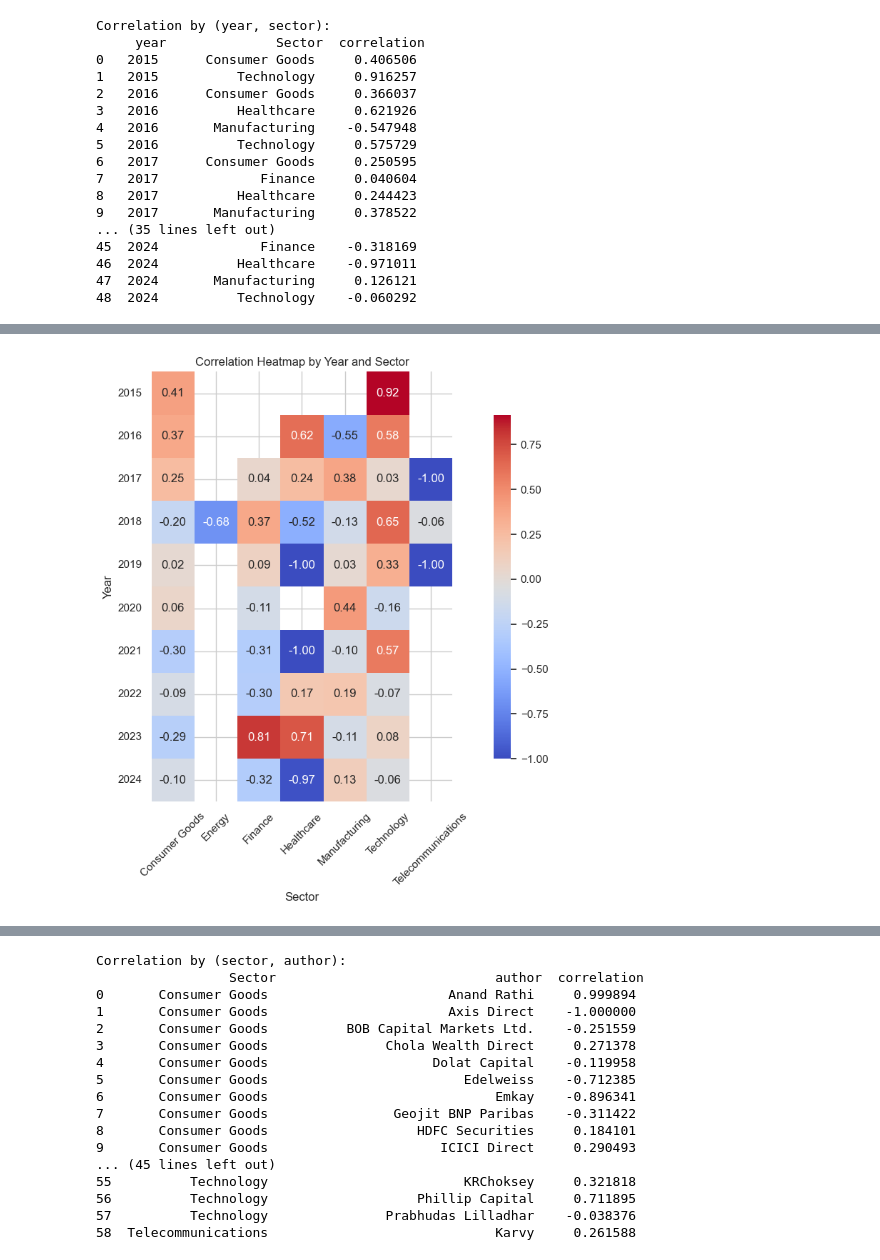
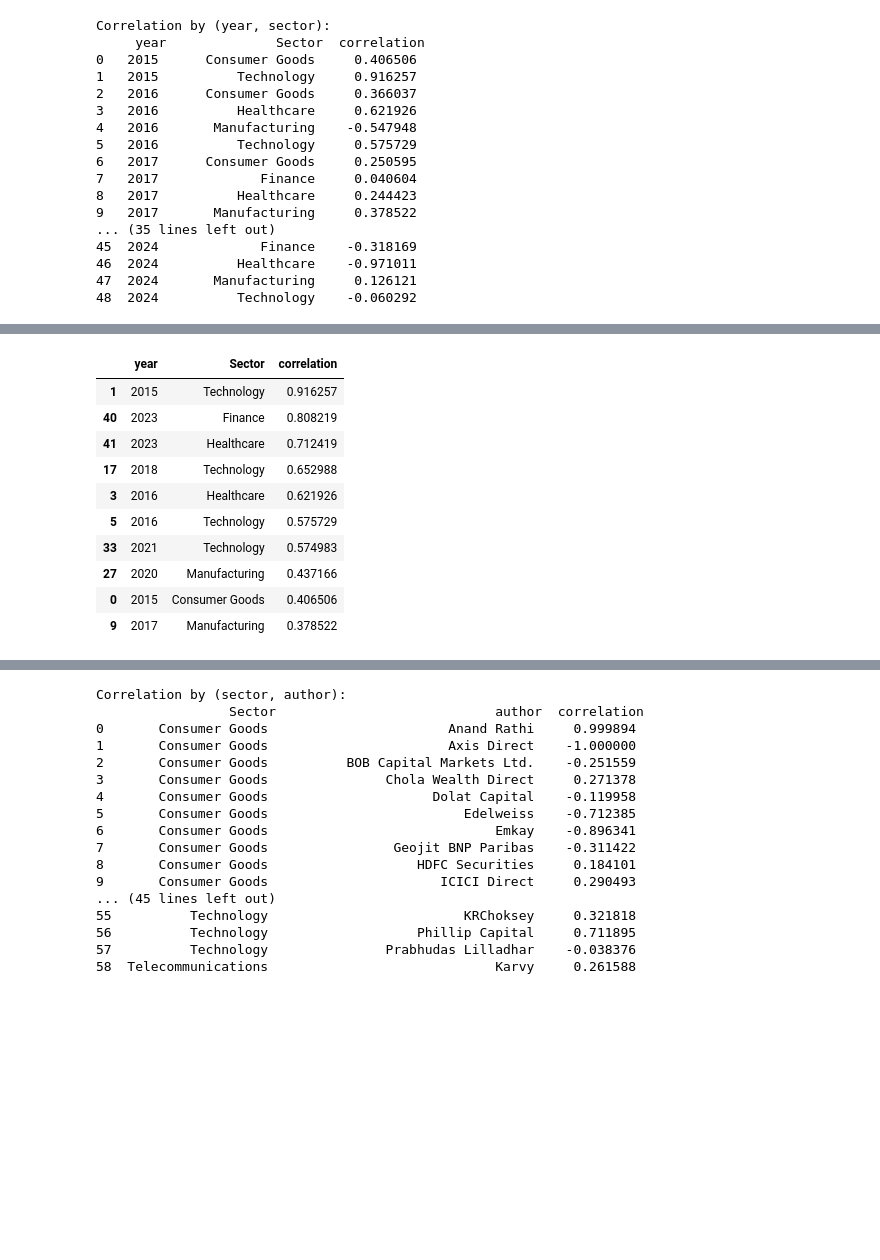
Before and after one commit to Violetcv/CiteSert, a Jupyter notebook: Project_1/Correlations.ipynb, the cells around one changed output, grey strips where cells are left out. Saved outputs shown, nothing was run; the diff lists cells and outputs as text; code cells hidden in the pictures; blank space fills up the shorter version.

```diff
--- a/Project_1/Correlations.ipynb
+++ b/Project_1/Correlations.ipynb
@@ -274,0 +329,34 @@ Correlation by (year, author):
+# %%
+import pandas as pd
+
+# Assuming filtered_df already has 'year', 'expected_return', and 'actual_return' columns
+
+# Step 1: Define a function to calculate correlation for each group
+def calculate_correlation(group):
+    return group[['expected_return', 'actual_return']].corr().iloc[0, 1]
+
+# Step 2: Group by year and author, then calculate correlation
+correlation_by_author_year = (
+    filtered_df.groupby(['year', 'author'])
+    .apply(calculate_correlation)
+    .reset_index(name='correlation')
+)
+
+# Step 3: Remove rows with NaN correlations
+correlation_by_author_year.dropna(subset=['correlation'], inplace=True)
+
+# Step 4: Sort values within each year to get the top 10 authors by correlation
+top_authors_by_year = (
+    correlation_by_author_year
+    .sort_values(by=['year', 'correlation'], ascending=[True, False])
+    .groupby('year')
+    .head(10)
+)
+
+# Display the result
+print("Top 10 Authors by Year based on Correlation between Expected and Actual Returns (No NaN values):")
+print(top_authors_by_year)
+# Save the result to a CSV file
+top_authors_by_year.to_csv('data/top_authors_by_year.csv', index=False)
+
+print("Top 10 authors by year saved to 'top_authors_by_year.csv'")
@@ -314,3 +506,17 @@ Correlation by (year, sector):
+# %%
+year_sector_corr.sort_values(by='correlation', ascending=False).head(10)
+# %% [output]
+|  | year | Sector | correlation |
+| 1 | 2015 | Technology | 0.916257 |
+| 40 | 2023 | Finance | 0.808219 |
+| 41 | 2023 | Healthcare | 0.712419 |
+| 17 | 2018 | Technology | 0.652988 |
+| 3 | 2016 | Healthcare | 0.621926 |
+| 5 | 2016 | Technology | 0.575729 |
+| 33 | 2021 | Technology | 0.574983 |
+| 27 | 2020 | Manufacturing | 0.437166 |
+| 0 | 2015 | Consumer Goods | 0.406506 |
+| 9 | 2017 | Manufacturing | 0.378522 |
 # %%
 # Pivot the DataFrame to get a matrix for the heatmap
 heatmap_data_sector = year_sector_corr.pivot(index='year', columns='Sector', values='correlation')
@@ -326,7 +532,5 @@ plt.xticks(rotation=45)
 plt.yticks(rotation=0)
 plt.tight_layout()
 plt.show()
-# %% [output]
-[figure, removed]
 # %%
 filtered_df['Sector'].unique()
```
Also changed, not shown: parts of 15 cells of this notebook, 2 other files.
